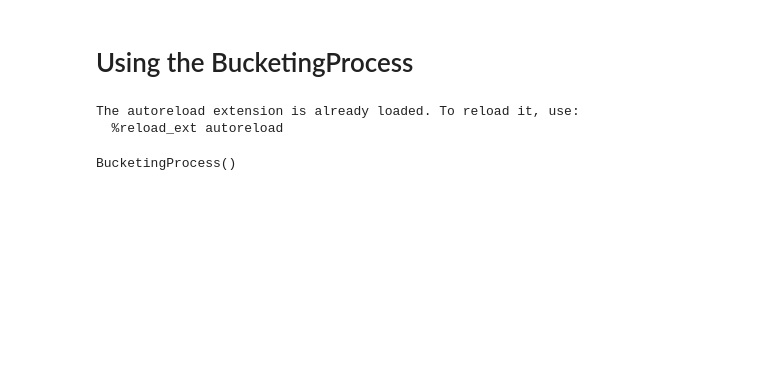
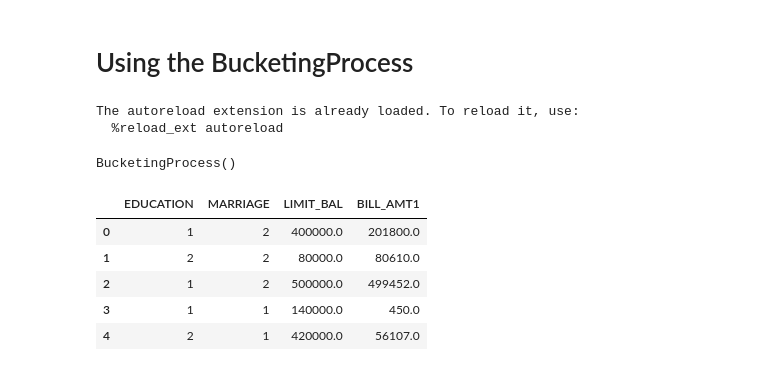
Before and after one commit to orchardbirds/skorecard-1, a Jupyter notebook: docs/tutorials/using-bucketing-process.ipynb, the cells around one changed output. Cells and saved outputs as stored; diff of their text form; code cells hidden in the pictures; blank space fills up the shorter version.

```diff
--- a/docs/tutorials/using-bucketing-process.ipynb
+++ b/docs/tutorials/using-bucketing-process.ipynb
@@ -40,3 +40,12 @@ bucketing_process.register_bucketing_pipeline(
 bucketing_process.fit(X, y)
 # %% [output]
 BucketingProcess()
+# %%
+X.head()
+# %% [output]
+|  | EDUCATION | MARRIAGE | LIMIT_BAL | BILL_AMT1 |
+| 0 | 1 | 2 | 400000.0 | 201800.0 |
+| 1 | 2 | 2 | 80000.0 | 80610.0 |
+| 2 | 1 | 2 | 500000.0 | 499452.0 |
+| 3 | 1 | 1 | 140000.0 | 450.0 |
+| 4 | 2 | 1 | 420000.0 | 56107.0 |
```
Also changed, not shown: parts of 9 cells of this notebook, 8 other files.
